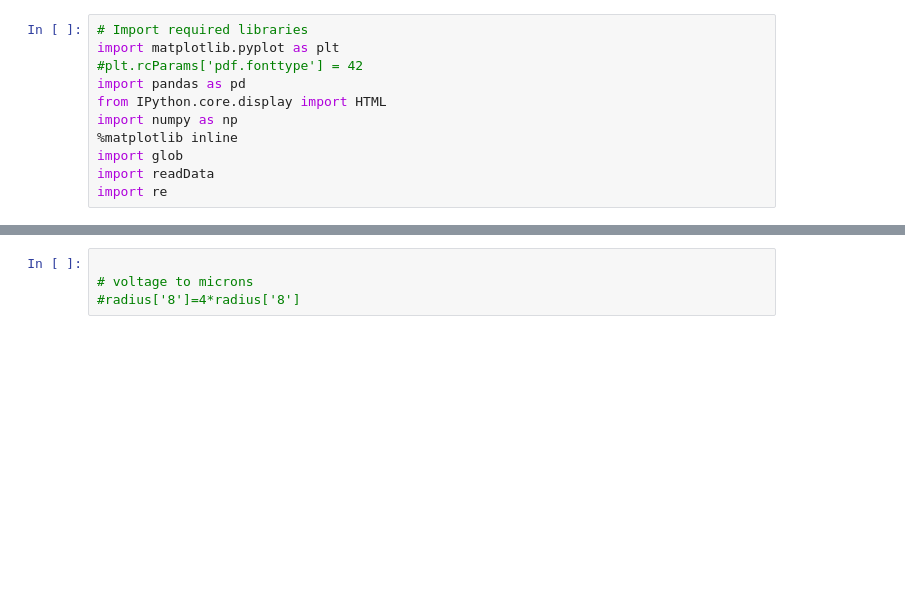
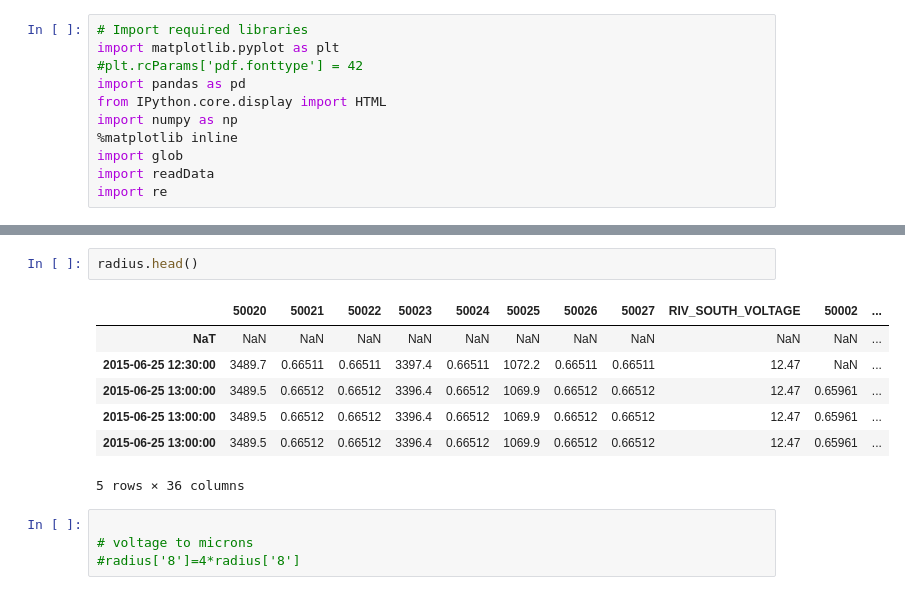
Before and after one commit to jessehahm/Piston-Dendrometer, a Jupyter notebook: Piston Dendrometer.ipynb, the cells around one changed output, grey strips where cells are left out. Drawn from its saved outputs; the diff is of its cells as text; blank space fills up the shorter version.

```diff
--- a/Piston Dendrometer.ipynb
+++ b/Piston Dendrometer.ipynb
@@ -81,3 +120,13 @@ Data\SAGE_SOUTH_2016-01-07-1307-8.csv8
+# %%
+radius.head()
+# %% [output]
+|  | 50020 | 50021 | 50022 | 50023 | 50024 | 50025 | 50026 | 50027 | RIV_SOUTH_VOLTAGE | 50002 | ... |
+| NaT | NaN | NaN | NaN | NaN | NaN | NaN | NaN | NaN | NaN | NaN | ... |
+| 2015-06-25 12:30:00 | 3489.7 | 0.66511 | 0.66511 | 3397.4 | 0.66511 | 1072.2 | 0.66511 | 0.66511 | 12.47 | NaN | ... |
+| 2015-06-25 13:00:00 | 3489.5 | 0.66512 | 0.66512 | 3396.4 | 0.66512 | 1069.9 | 0.66512 | 0.66512 | 12.47 | 0.65961 | ... |
+| 2015-06-25 13:00:00 | 3489.5 | 0.66512 | 0.66512 | 3396.4 | 0.66512 | 1069.9 | 0.66512 | 0.66512 | 12.47 | 0.65961 | ... |
+| 2015-06-25 13:00:00 | 3489.5 | 0.66512 | 0.66512 | 3396.4 | 0.66512 | 1069.9 | 0.66512 | 0.66512 | 12.47 | 0.65961 | ... |
+5 rows × 36 columns
 # %%
 
 # voltage to microns
```
Also changed, not shown: parts of 8 cells of this notebook, 6 other files.
